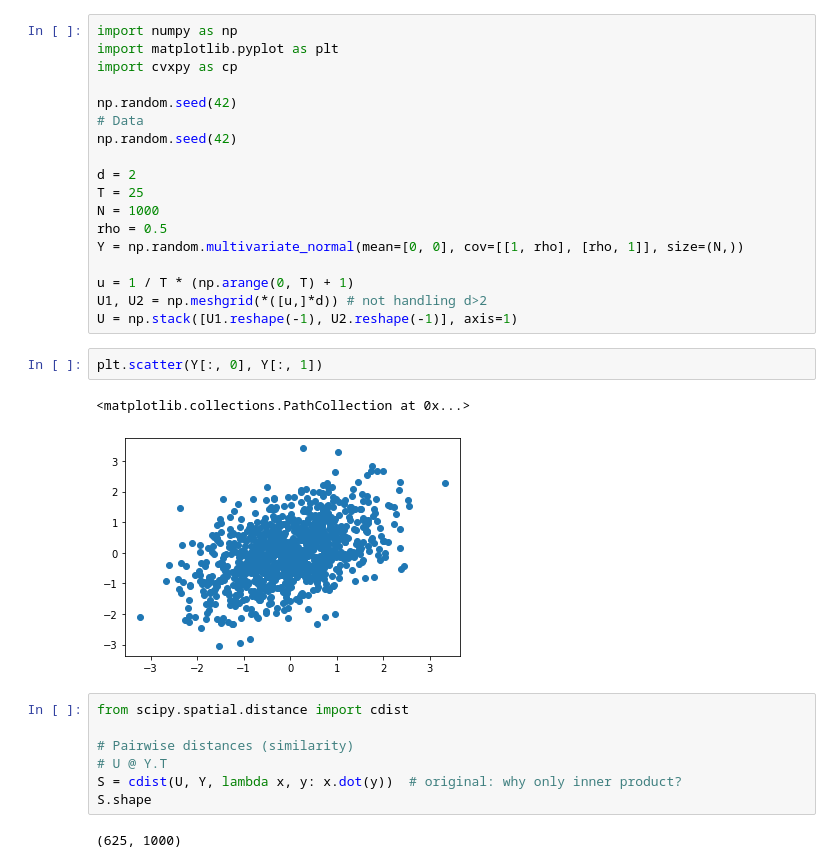
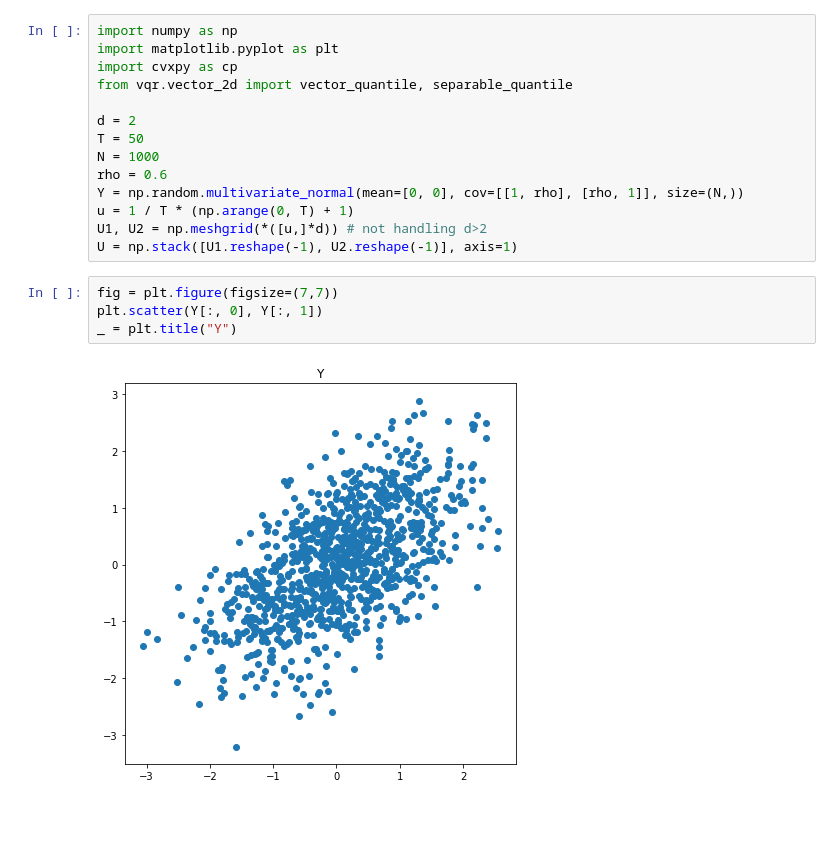
Before and after one commit to vistalab-technion/vqr, a Jupyter notebook: notebooks/02-Coverage.ipynb, the cells around one changed output. Cells and saved outputs as stored; diff of their text form; blank space fills up the shorter version.

```diff
--- a/notebooks/02-Coverage.ipynb
+++ b/notebooks/02-Coverage.ipynb
@@ -2,31 +2,19 @@
 import numpy as np
 import matplotlib.pyplot as plt
 import cvxpy as cp
-
-np.random.seed(42)
-# Data
-np.random.seed(42)
+from vqr.vector_2d import vector_quantile, separable_quantile
 
 d = 2
-T = 25
+T = 50
 N = 1000
-rho = 0.5
+rho = 0.6
 Y = np.random.multivariate_normal(mean=[0, 0], cov=[[1, rho], [rho, 1]], size=(N,))
-
 u = 1 / T * (np.arange(0, T) + 1)
 U1, U2 = np.meshgrid(*([u,]*d)) # not handling d>2
 U = np.stack([U1.reshape(-1), U2.reshape(-1)], axis=1)
 # %%
+fig = plt.figure(figsize=(7,7))
 plt.scatter(Y[:, 0], Y[:, 1])
+_ = plt.title("Y")
 # %% [output]
-<matplotlib.collections.PathCollection at 0x...>
-[figure, old version]
+[figure, new version]
-# %%
-from scipy.spatial.distance import cdist
-
-# Pairwise distances (similarity)
-# U @ Y.T
-S = cdist(U, Y, lambda x, y: x.dot(y))  # original: why only inner product?
-S.shape
-# %% [output]
-(625, 1000)
```
Also changed, not shown: parts of 15 cells of this notebook, 1 other file.
